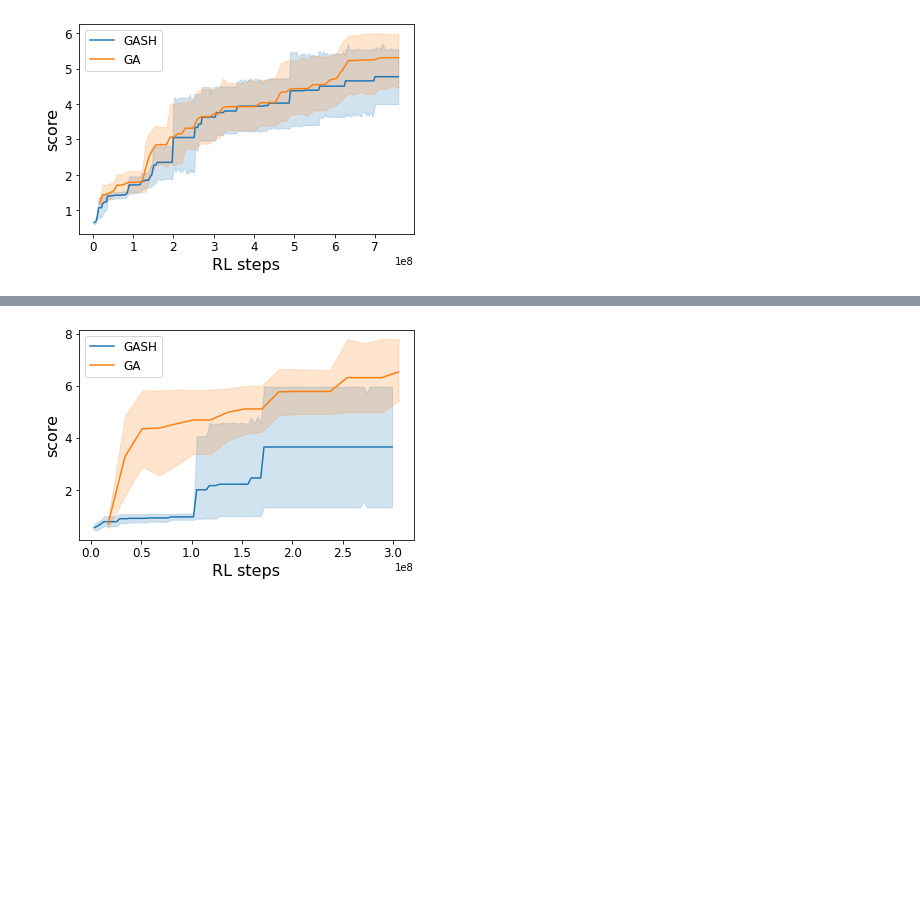
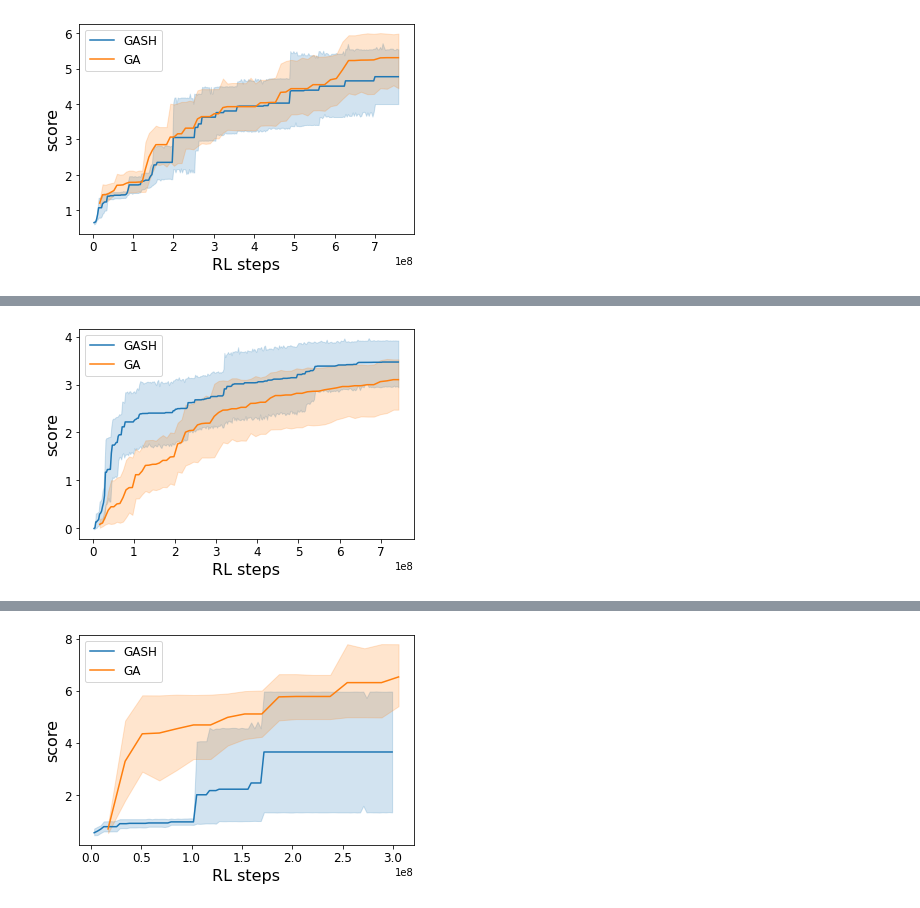
Before and after one commit to sk161717/Evogym-GASH, a Jupyter notebook: examples/output_graph.ipynb, the cells around one changed output, grey strips where cells are left out. Drawn from its saved outputs; the diff is of its cells as text; code cells hidden in the pictures; blank space fills up the shorter version.

```diff
--- a/examples/output_graph.ipynb
+++ b/examples/output_graph.ipynb
@@ -264,0 +280,7 @@ plot_confidence(pd.concat([df_gash,df_ga]),is_step_based,'Hurdler-v0')
+# %%
+is_step_based=True
+df_gash=data_for_confidence('Lifter-v0_SuHaGA',[101,102,103,104,105,106,107],293,False,'GASH',load_steps,is_step_based)
+df_ga=data_for_confidence('Lifter-v0_GA',[101,102,103,104,105,106,107],67,False,"GA",load_steps,is_step_based)
+plot_confidence(pd.concat([df_gash,df_ga]),is_step_based,'Lifter-v0')
+# %% [output]
+[figure, added]
```
Also changed, not shown: parts of 4 cells of this notebook, 46 other files.
